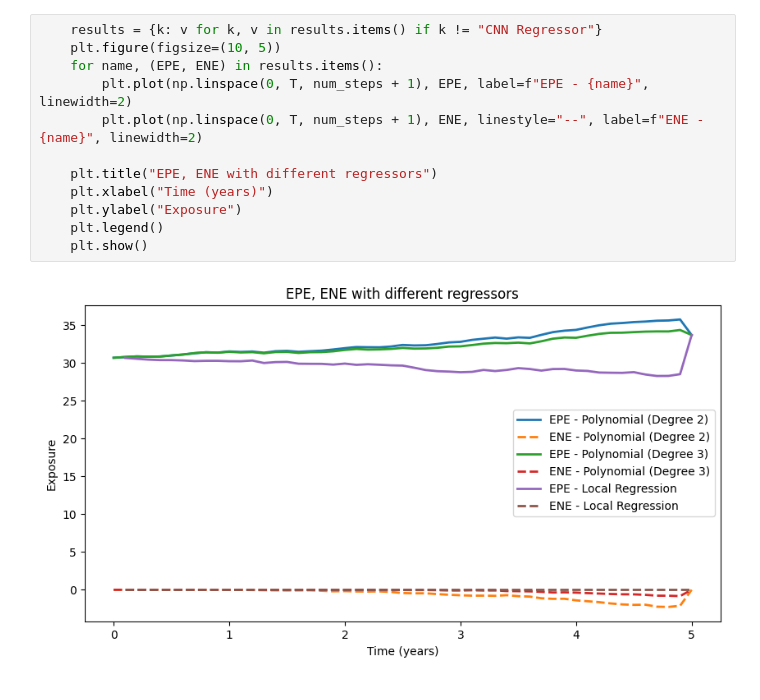
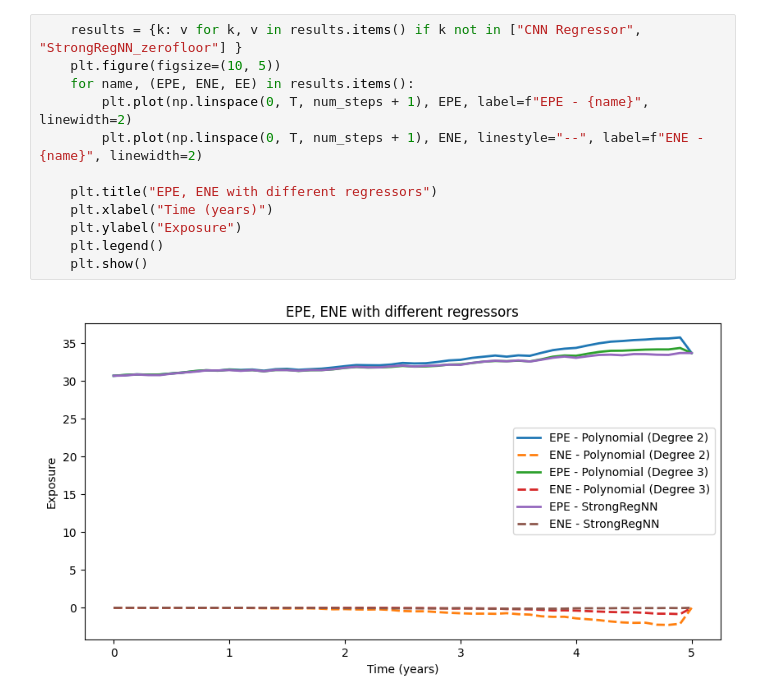
Before and after one commit to jefftam1234/EPE_NN, a Jupyter notebook: EPE_ENE_all_schemes.ipynb, the cells around one changed output. Cells and saved outputs as stored; diff of their text form.

```diff
--- a/EPE_ENE_all_schemes.ipynb
+++ b/EPE_ENE_all_schemes.ipynb
@@ -396,14 +503,14 @@ Processing CNN Regressor on cuda...
 # %%
-    results = {k: v for k, v in results.items() if k != "CNN Regressor"}
+    results = {k: v for k, v in results.items() if k not in ["CNN Regressor", "StrongRegNN_zerofloor"] }
     plt.figure(figsize=(10, 5))
-    for name, (EPE, ENE) in results.items():
+    for name, (EPE, ENE, EE) in results.items():
         plt.plot(np.linspace(0, T, num_steps + 1), EPE, label=f"EPE - {name}", linewidth=2)
         plt.plot(np.linspace(0, T, num_steps + 1), ENE, linestyle="--", label=f"ENE - {name}", linewidth=2)
 
     plt.title("EPE, ENE with different regressors")
     plt.xlabel("Time (years)")
     plt.ylabel("Exposure")
     plt.legend()
     plt.show()
 # %% [output]
-[figure, old version]
+[figure, new version]
```
Also changed, not shown: parts of 2 cells of this notebook, 1 other file.
